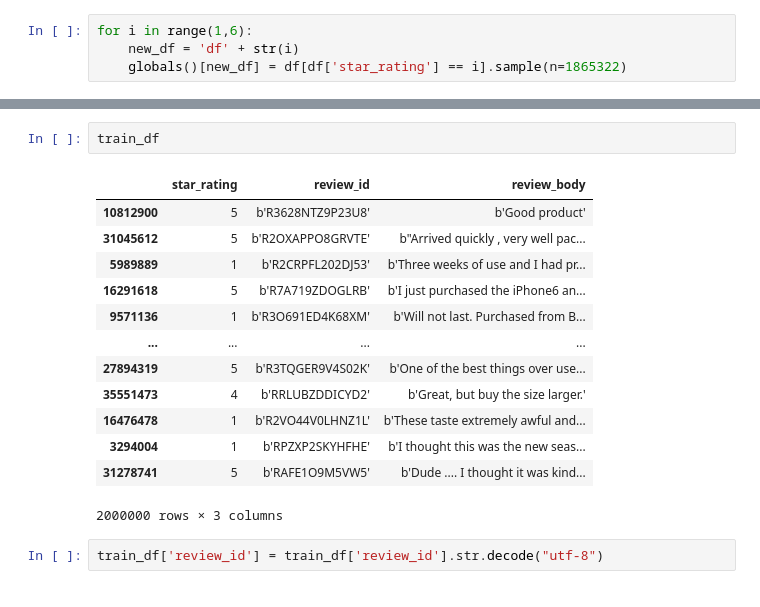
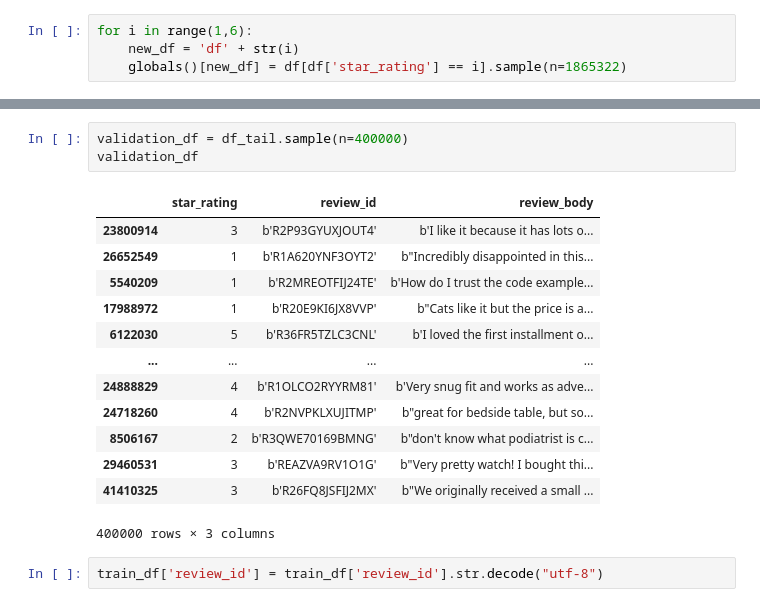
Before and after one commit to developer-onizuka/MachineLearningOnAWS, a Jupyter notebook: BERT-embedding-from-text.ipynb, the cells around one changed output, grey strips where cells are left out. Drawn from its saved outputs; the diff is of its cells as text.

```diff
--- a/BERT-embedding-from-text.ipynb
+++ b/BERT-embedding-from-text.ipynb
@@ -404,19 +405,20 @@ validation_df
-# %%
-train_df
-# %% [output]
-|  | star_rating | review_id | review_body |
-| 10812900 | 5 | b'R3628NTZ9P23U8' | b'Good product' |
-| 31045612 | 5 | b'R2OXAPPO8GRVTE' | b"Arrived quickly , very well pac... |
-| 5989889 | 1 | b'R2CRPFL202DJ53' | b'Three weeks of use and I had pr... |
-| 16291618 | 5 | b'R7A719ZDOGLRB' | b'I just purchased the iPhone6 an... |
-| 9571136 | 1 | b'R3O691ED4K68XM' | b'Will not last. Purchased from B... |
-| ... | ... | ... | ... |
-| 27894319 | 5 | b'R3TQGER9V4S02K' | b'One of the best things over use... |
-| 35551473 | 4 | b'RRLUBZDDICYD2' | b'Great, but buy the size larger.' |
-| 16476478 | 1 | b'R2VO44V0LHNZ1L' | b'These taste extremely awful and... |
-| 3294004 | 1 | b'RPZXP2SKYHFHE' | b'I thought this was the new seas... |
-| 31278741 | 5 | b'RAFE1O9M5VW5' | b'Dude .... I thought it was kind... |
-2000000 rows × 3 columns
+# %%
+validation_df = df_tail.sample(n=400000)
+validation_df
+# %% [output]
+|  | star_rating | review_id | review_body |
+| 23800914 | 3 | b'R2P93GYUXJOUT4' | b'I like it because it has lots o... |
+| 26652549 | 1 | b'R1A620YNF3OYT2' | b"Incredibly disappointed in this... |
+| 5540209 | 1 | b'R2MREOTFIJ24TE' | b'How do I trust the code example... |
+| 17988972 | 1 | b'R20E9KI6JX8VVP' | b"Cats like it but the price is a... |
+| 6122030 | 5 | b'R36FR5TZLC3CNL' | b'I loved the first installment o... |
+| ... | ... | ... | ... |
+| 24888829 | 4 | b'R1OLCO2RYYRM81' | b'Very snug fit and works as adve... |
+| 24718260 | 4 | b'R2NVPKLXUJITMP' | b"great for bedside table, but so... |
+| 8506167 | 2 | b'R3QWE70169BMNG' | b"don't know what podiatrist is c... |
+| 29460531 | 3 | b'REAZVA9RV1O1G' | b"Very pretty watch! I bought thi... |
+| 41410325 | 3 | b'R26FQ8JSFIJ2MX' | b"We originally received a small ... |
+400000 rows × 3 columns
 # %%
 train_df['review_id'] = train_df['review_id'].str.decode("utf-8")
 # %%
```
Also changed, not shown: parts of 20 cells of this notebook.
